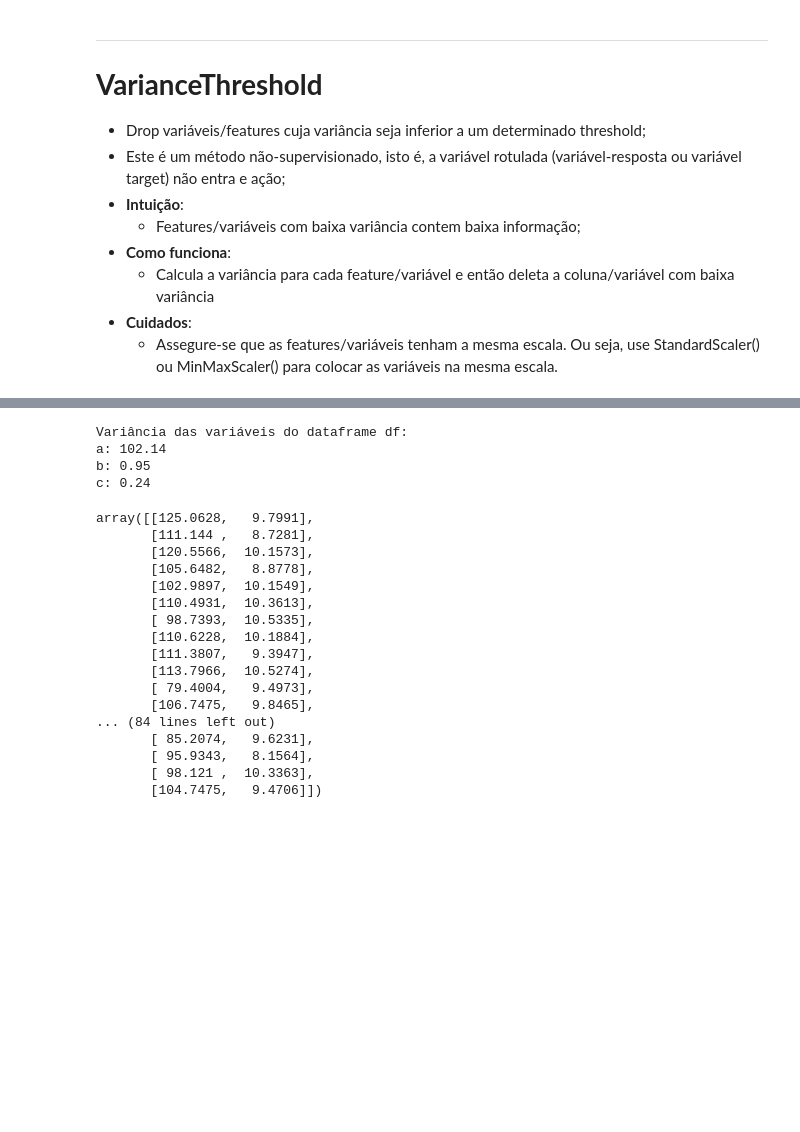
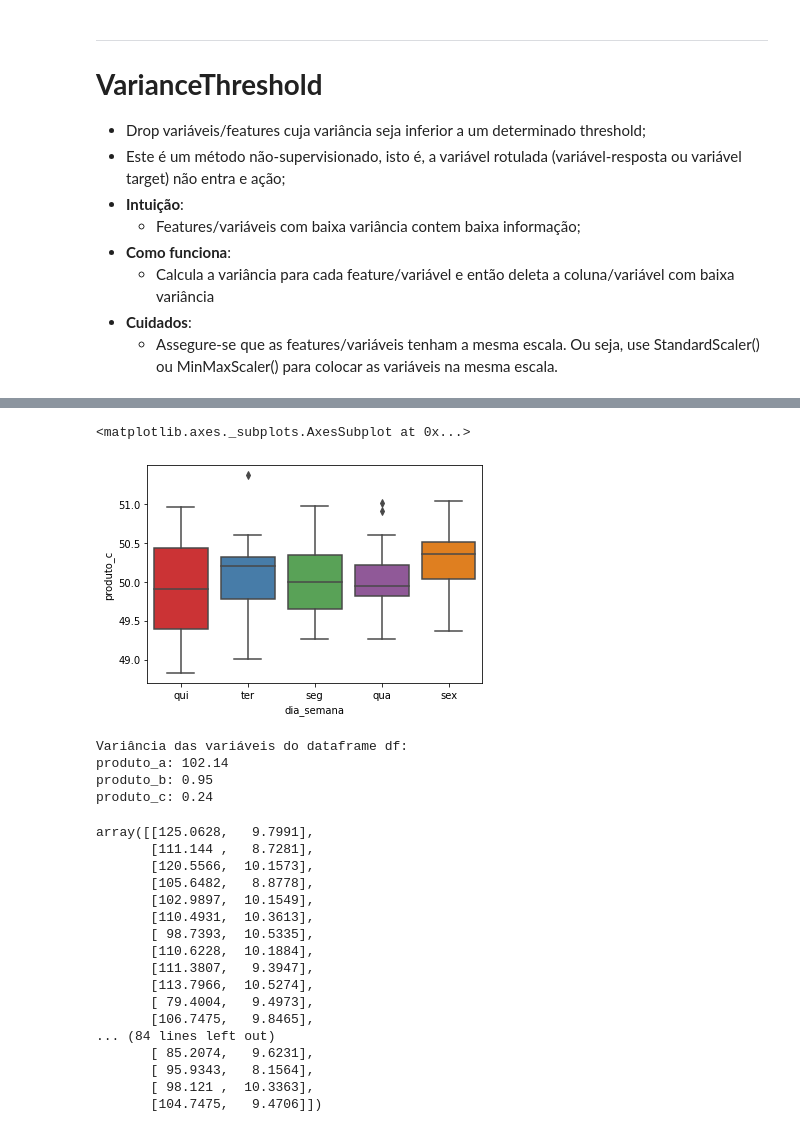
Before and after one commit to MathMachado/DSWP, a Jupyter notebook: Notebooks/NB10_04__3DP_5_Feature_Selection.ipynb, the cells around one changed output, grey strips where cells are left out. Cells and saved outputs as stored; diff of their text form; code cells hidden in the pictures; blank space fills up the shorter version.

```diff
--- a/Notebooks/NB10_04__3DP_5_Feature_Selection.ipynb
+++ b/Notebooks/NB10_04__3DP_5_Feature_Selection.ipynb
@@ -98,14 +103,20 @@ df['c'].var()
+# %%
+# Boxplot para produto_c
+sns.boxplot(x = "dia_semana", y = "produto_c", data = df, palette = "Set1")
+# %% [output]
+<matplotlib.axes._subplots.AxesSubplot at 0x...>
+[figure, added]
 # %%
 # Calculando as variâncias de cada Feature/variável:
-l_variaveis= ['a', 'b', 'c']
+l_variaveis= ['produto_a', 'produto_b', 'produto_c']
 print(f'Variância das variáveis do dataframe df:')
-for s_Var in l_variaveis:
-    print(f'{s_Var}: {round(df[s_Var].var(), 2)}')
+for coluna in l_variaveis:
+    print(f'{coluna}: {round(df[coluna].var(), 2)}')
 # %% [output]
 Variância das variáveis do dataframe df:
-a: 102.14
-b: 0.95
-c: 0.24
+produto_a: 102.14
+produto_b: 0.95
+produto_c: 0.24
 # %%
 # Selecionar atributos cuja variância seja maior que 0.25:
 vt = feature_selection.VarianceThreshold(threshold = .25)
```
Also changed, not shown: parts of 8 cells of this notebook.
